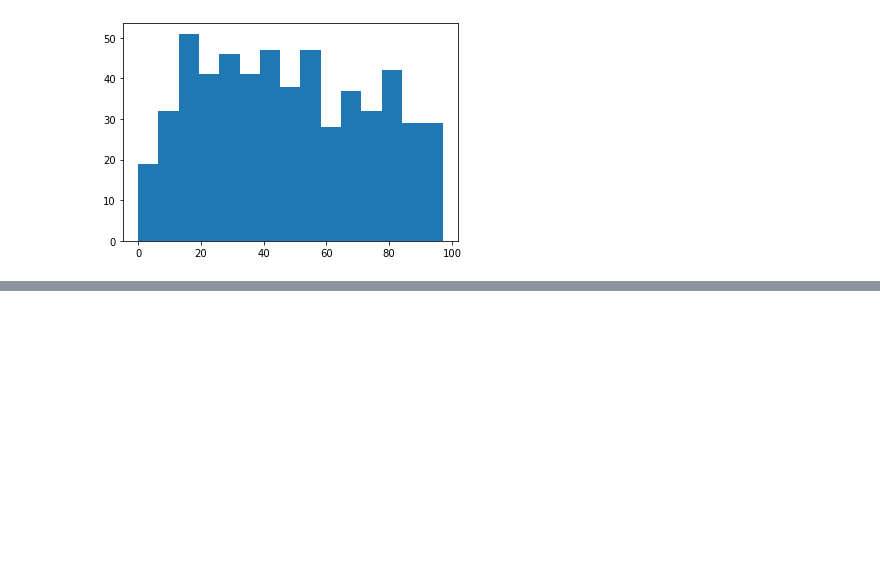
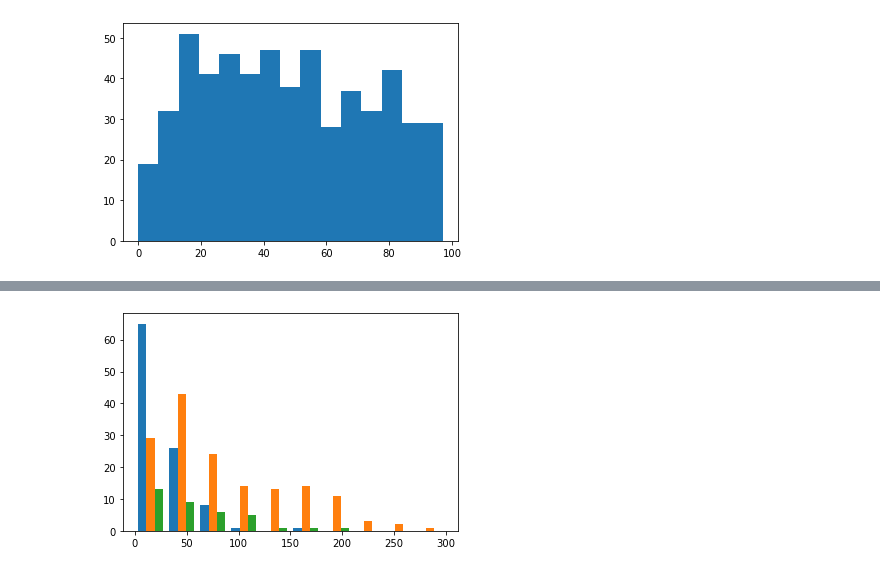
Before and after one commit to Abdullah-ICT-14/Python, a Jupyter notebook: Advanced Visualization/Advanced Visualization.ipynb, the cells around one changed output, grey strips where cells are left out. Cells and saved outputs as stored; diff of their text form; code cells hidden in the pictures; blank space fills up the shorter version.

```diff
--- a/Advanced Visualization/Advanced Visualization.ipynb
+++ b/Advanced Visualization/Advanced Visualization.ipynb
@@ -170,0 +184,5 @@ h2=plt.hist(df.CriticRating,bins=15)
+# %%
+plt.hist([df[df.Genre=='Drama'].BudgetMillions,df[df.Genre=='Action'].BudgetMillions,df[df.Genre=='Thriller'].BudgetMillions],bins=10)
+plt.show()
+# %% [output]
+[figure, added]
```
Also changed, not shown: parts of 7 cells of this notebook.
